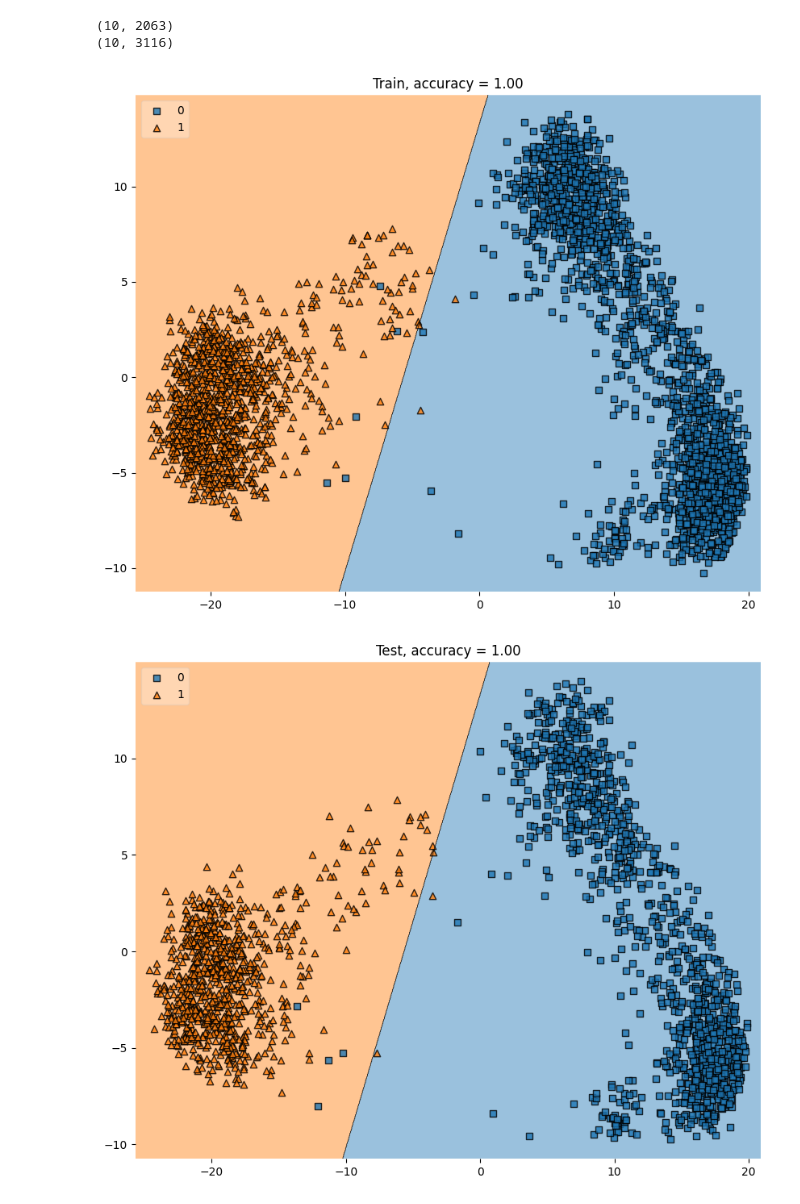
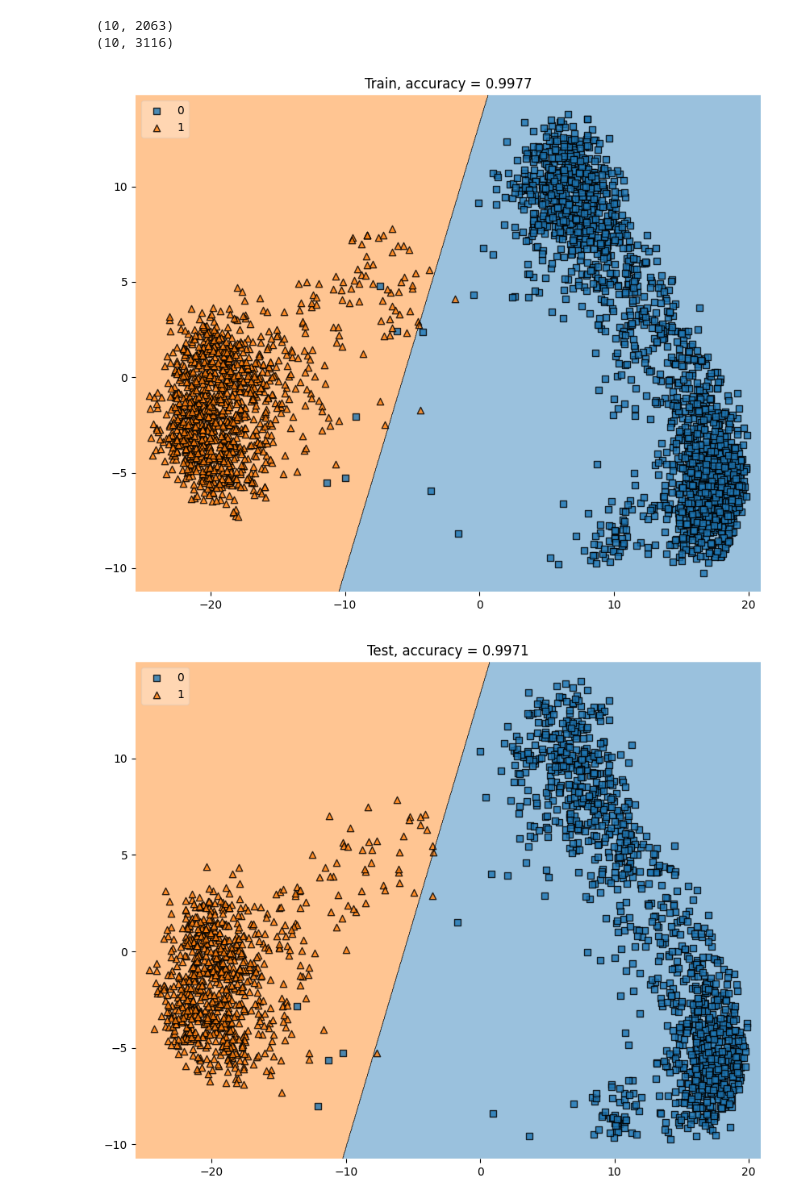
Before and after one commit to fxlrnrpt/language-steering-in-latent-space, a Jupyter notebook: src/experiments/pca_classifier_qwen.ipynb, the cells around one changed output. Drawn from its saved outputs; the diff is of its cells as text; code cells hidden in the pictures.

Commit message:
Update graph titles

```diff
--- a/src/experiments/pca_classifier_qwen.ipynb
+++ b/src/experiments/pca_classifier_qwen.ipynb
@@ -27,33 +27,33 @@ X_trn, X_tst, y_trn, y_tst = train_test_split(X, y, test_size=0.4, shuffle=True,
 # %%
 import matplotlib.pyplot as plt
 from mlxtend.plotting import plot_decision_regions
 from sklearn.linear_model import LogisticRegression
 
 classifier = LogisticRegression(random_state=42, penalty="l2")
 
 classifier.fit(X_trn, y_trn)
 train_accuracy = classifier.score(X_trn, y_trn)
 test_accuracy = classifier.score(X_tst, y_tst)
 
 plt.figure(figsize=(10, 8))
 plot_decision_regions(
     X=X_trn,
     y=y_trn,
     clf=classifier,
     legend=2,
 )
-plt.title(f"Train, accuracy = {train_accuracy:.2f}")
+plt.title(f"Train, accuracy = {train_accuracy:.4f}")
 plt.show()
 
 plt.figure(figsize=(10, 8))
 plot_decision_regions(
     X=X_tst,
     y=y_tst,
     clf=classifier,
     legend=2,
 )
-plt.title(f"Test, accuracy = {test_accuracy:.2f}")
+plt.title(f"Test, accuracy = {test_accuracy:.4f}")
 plt.show()
 # %% [output]
-[figure, old version]
+[figure, new version]
-[figure, old version]
+[figure, new version]
```
